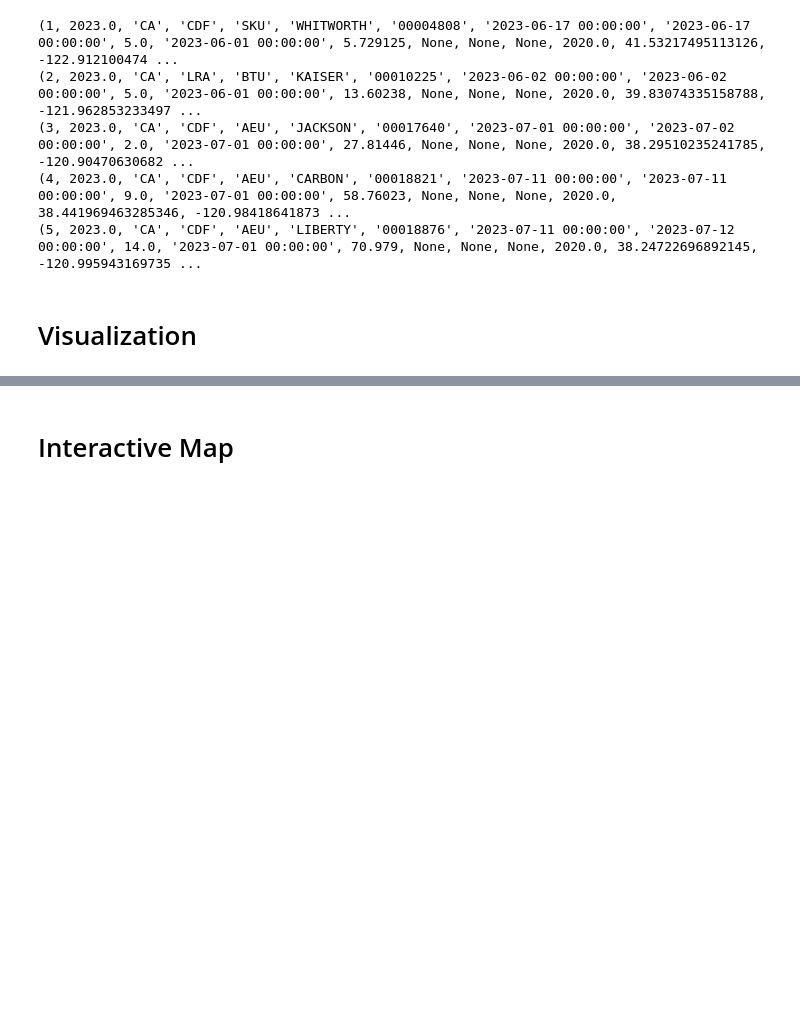
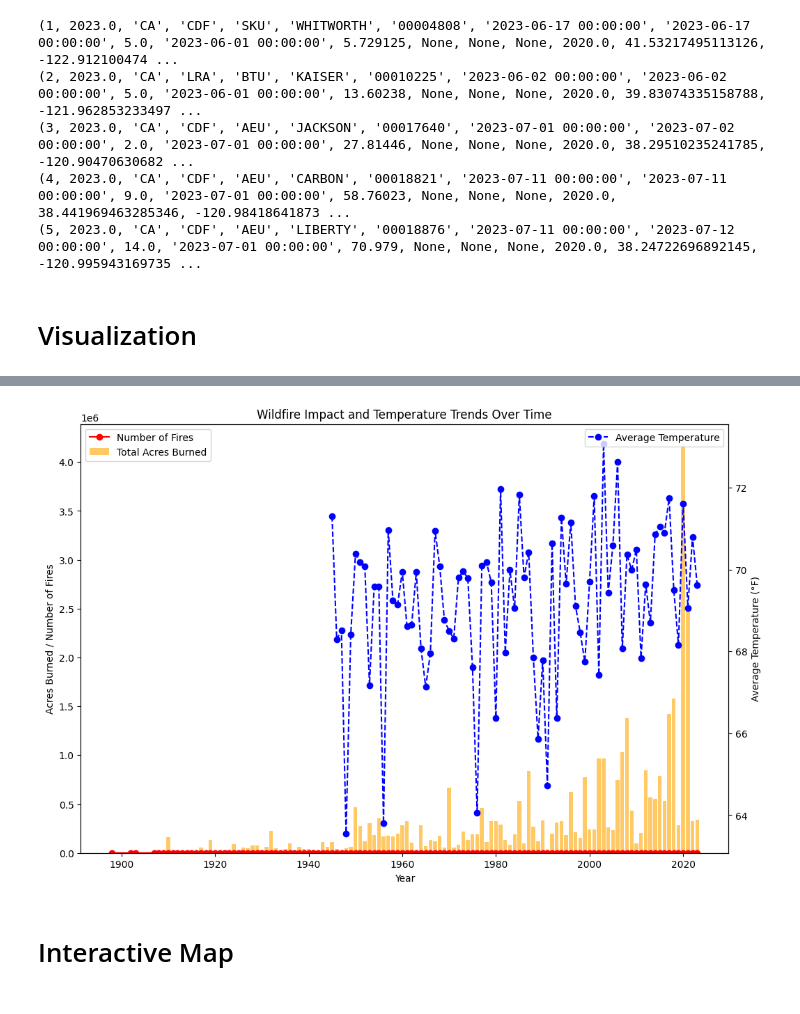
Before and after one commit to wrwr4859/UCB-Project3-Group3, a Jupyter notebook: ca_climate_change.ipynb, the cells around one changed output, grey strips where cells are left out. Cells and saved outputs as stored; diff of their text form; code cells hidden in the pictures; blank space fills up the shorter version.

```diff
--- a/ca_climate_change.ipynb
+++ b/ca_climate_change.ipynb
@@ -976,25 +887,57 @@ plt.savefig('Images/wildfire_occurence_acres_over_time.png', dpi=300, bbox_inche
 # %%
-# Set up the plotting area
+import sqlite3
+import pandas as pd
+import matplotlib.pyplot as plt
+
+# Step 1: Connect to the SQLite database and query the data
+conn = sqlite3.connect('ca_wildfires.db')
+
+# SQL query to aggregate data by year
+query = """
+    SELECT
+        strftime('%Y', "Alarm Date") AS Year,
+        SUM("GIS Acres") AS Total_Acres_Burned,
+        COUNT(*) AS Number_of_Fires,
+        AVG(Temperature) AS Average_Temperature
+    FROM merged_table
+    GROUP BY Year
+    ORDER BY Year;
+"""
+
+# Execute the query and load the results into a pandas DataFrame
+data = pd.read_sql_query(query, conn)
+
+# Close the database connection
+conn.close()
+
+# Convert the Year column to a numeric type (just in case it's interpreted as a string)
+data['Year'] = pd.to_numeric(data['Year'])
+
+# Step 2: Set up the plotting area
 fig, ax1 = plt.subplots(figsize=(12, 8))
 
-# Plot Total Acres Burned and Number of Fires on the primary y-axis
+# Plot Total Acres Burned as a bar chart
 ax1.bar(data['Year'], data['Total_Acres_Burned'], color='orange', alpha=0.6, label='Total Acres Burned')
+
+# Plot Number of Fires as a line chart
 ax1.plot(data['Year'], data['Number_of_Fires'], color='red', marker='o', label='Number of Fires')
 ax1.set_xlabel('Year')
 ax1.set_ylabel('Acres Burned / Number of Fires')
 ax1.legend(loc='upper left')
 
-# Create a secondary y-axis to plot the Average Temperature
+# Create a secondary y-axis for the Average Temperature
 ax2 = ax1.twinx()
 ax2.plot(data['Year'], data['Average_Temperature'], color='blue', marker='o', linestyle='--', label='Average Temperature')
 ax2.set_ylabel('Average Temperature (°F)')
 ax2.legend(loc='upper right')
 
 # Set the title of the plot
 plt.title('Wildfire Impact and Temperature Trends Over Time')
 
 # Show the plot
 plt.show()
+# %% [output]
+[figure, added]
 # %% [markdown]
 <h1>Interactive Map <h1>
 # %%
```
Also changed, not shown: parts of 24 cells of this notebook.
